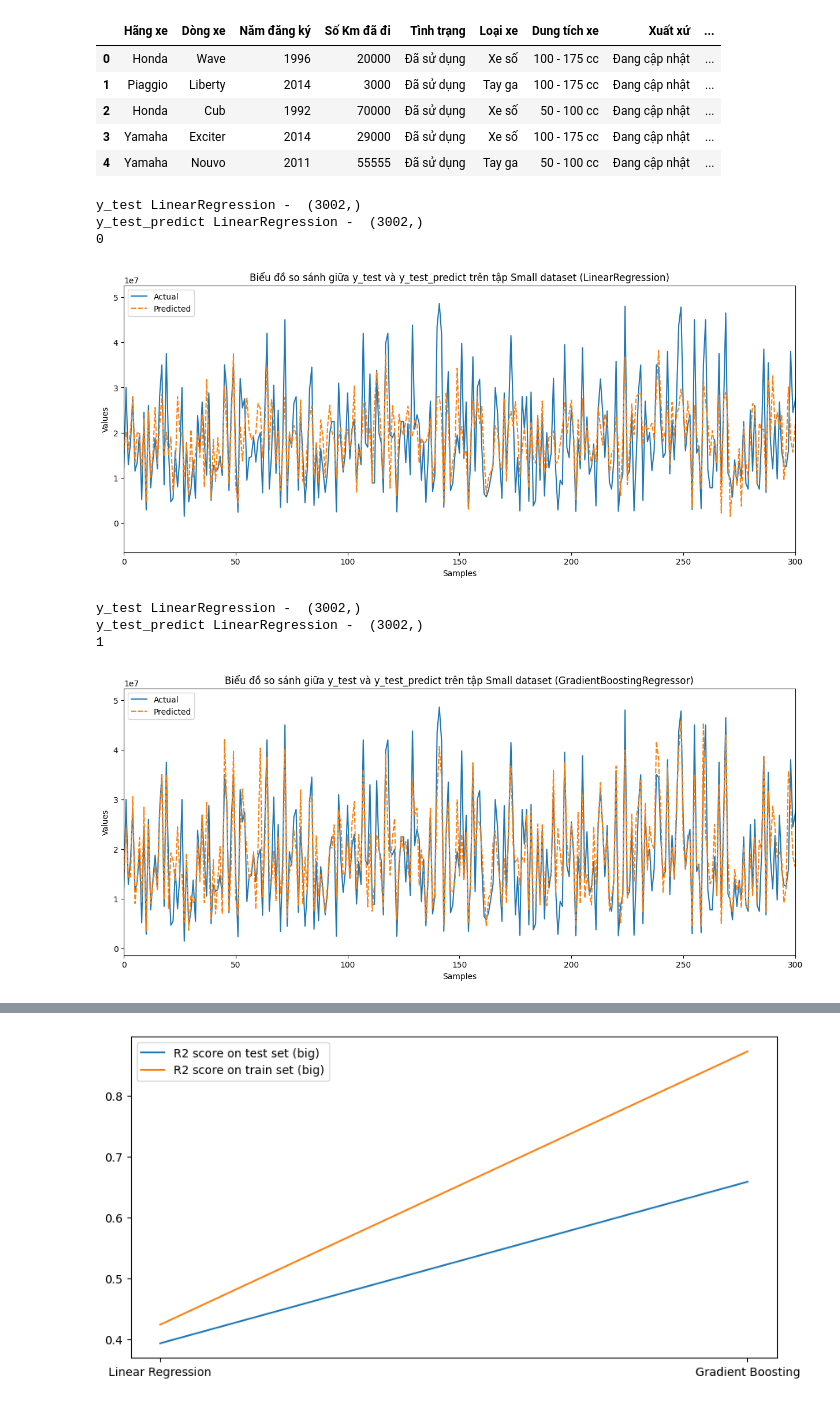
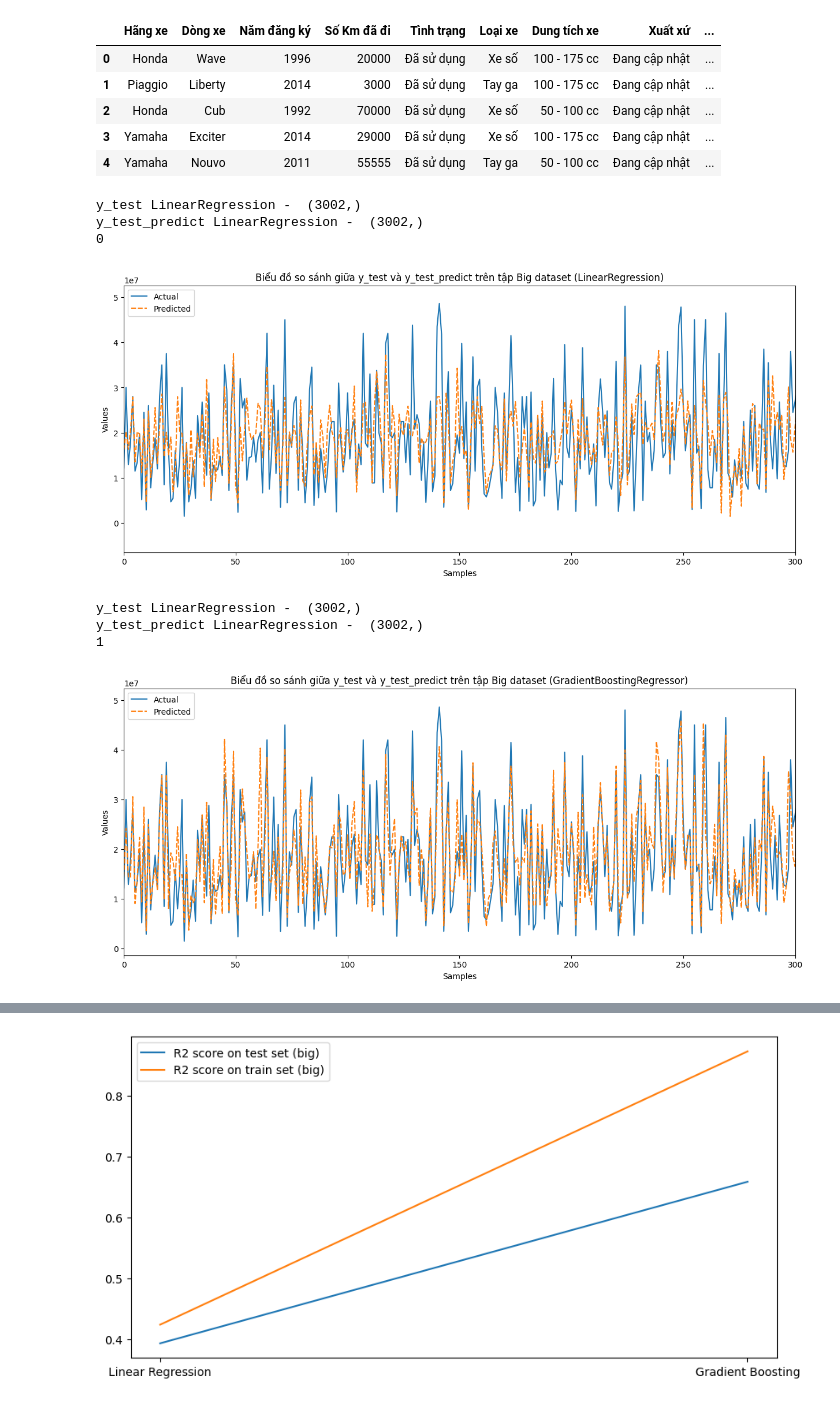
Before and after one commit to hungng2k2/du-doan-gia-xe-may, a Jupyter notebook: model_building.ipynb, the cells around one changed output, grey strips where cells are left out. Cells and saved outputs as stored; diff of their text form; code cells hidden in the pictures.

Commit message:
change plot title

```diff
--- a/model_building.ipynb
+++ b/model_building.ipynb
@@ -219,7 +219,7 @@ for function in function_list:
     plt.ylabel('Values')
     if i == 1:
         name = 'GradientBoostingRegressor'
-    plt.title('Biểu đồ so sánh giữa y_test và y_test_predict trên tập Small dataset (' + name + ')')
+    plt.title('Biểu đồ so sánh giữa y_test và y_test_predict trên tập Big dataset (' + name + ')')
     plt.xlim(0, 300)
     # Hiển thị đồ thị
     plt.show()
@@ -228,34 +228,34 @@ for function in function_list:
     r2_train = r2_score(y_train, y_train_predict)
     r2_test = r2_score(y_test, y_test_predict)
     r2_train_list_big.append(r2_train)
     r2_test_list_big.append(r2_test)
 
     rmse_train = mean_squared_error(y_train, y_train_predict, squared=False)
     rmse_test = mean_squared_error(y_test, y_test_predict, squared=False)
     rmse_train_list_big.append(rmse_train)
     rmse_test_list_big.append(rmse_test)
 
     mae_train = mean_absolute_error(y_train, y_train_predict)
     mae_test = mean_absolute_error(y_test, y_test_predict)
     mae_train_list_big.append(mae_train)
     mae_test_list_big.append(mae_test)
 metric = pd.DataFrame({'Model': ['Linear Regression', 'Gradient Boosting'],
                     'R2 score on test set (big)': r2_test_list_big,
                     'R2 score on train set (big)': r2_train_list_big,
                     'RMSE on test set (big)': rmse_test_list_big,
                     'RMSE on train set (big)': rmse_train_list_big,
                     'MAE on test set (big)': mae_test_list_big,
                     'MAE on train set (big)': mae_train_list_big})
 metric
 # %% [output]
 y_test LinearRegression -  (3002,)
 y_test_predict LinearRegression -  (3002,)
 0
 [figure]
 y_test LinearRegression -  (3002,)
 y_test_predict LinearRegression -  (3002,)
 1
-[figure, old version]
+[figure, new version]
 |  | Model | R2 score on test set (big) | R2 score on train set (big) | RMSE on test set (big) | RMSE on train set (big) | ... |
 | 0 | Linear Regression | 0.392929 | 0.423567 | 9.109927e+06 | 8.832170e+06 | ... |
 | 1 | Gradient Boosting | 0.658277 | 0.872425 | 6.834908e+06 | 4.155053e+06 | ... |
```
